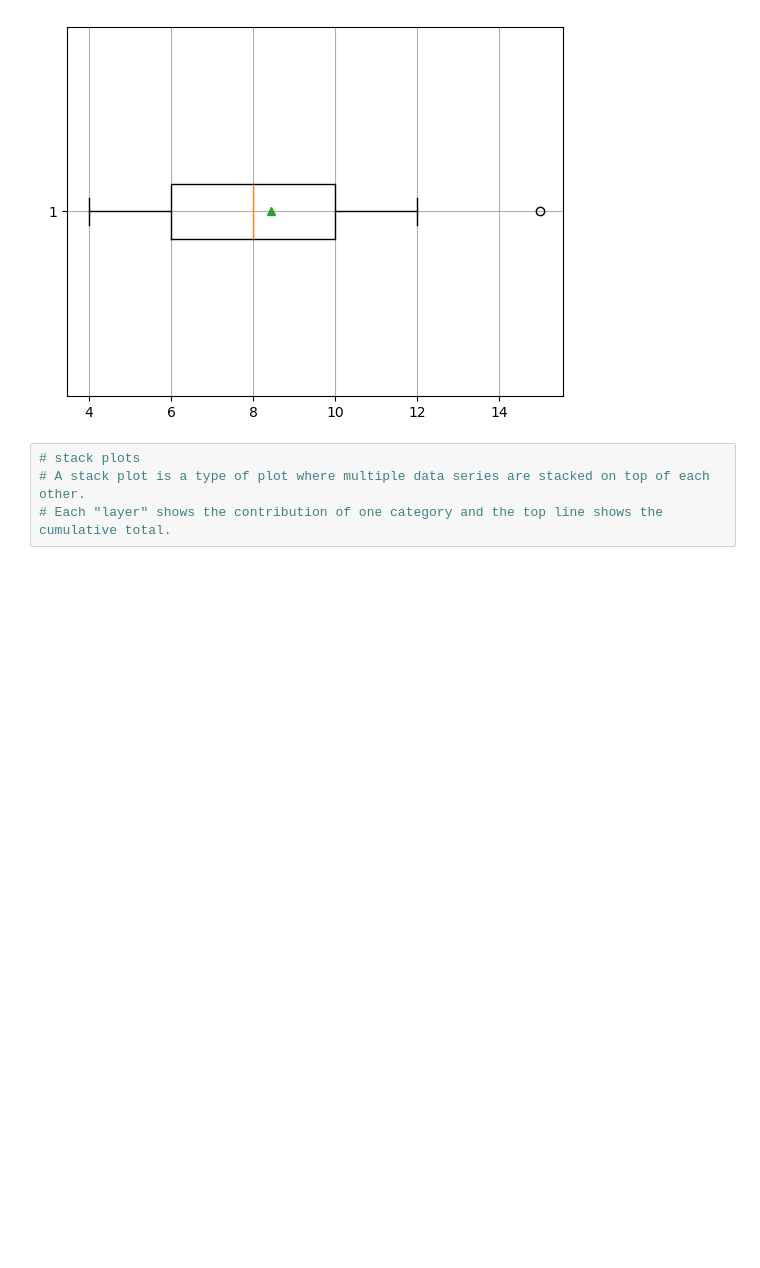
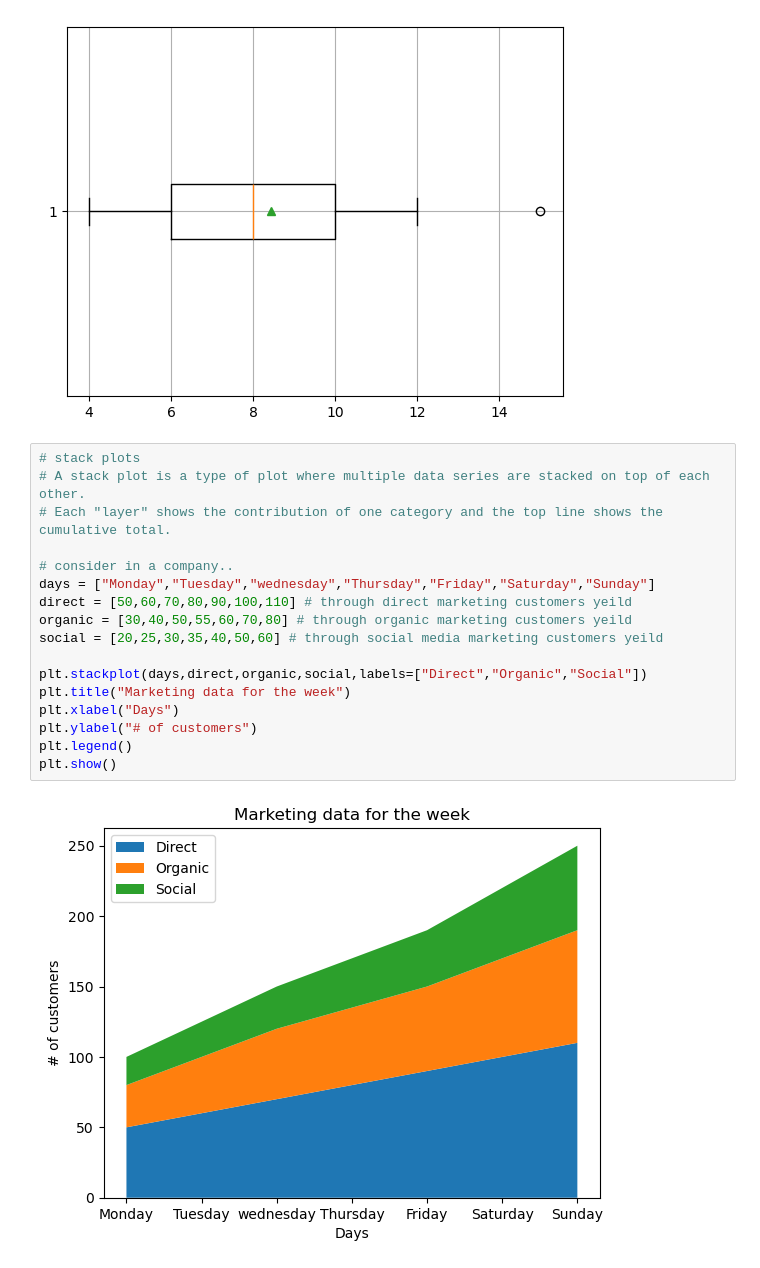
Before and after one commit to Daisyjosh/ai-ml-learning, a Jupyter notebook: Python Libraries/Matplotlib/matplotlib.ipynb, the cells around one changed output. Cells and saved outputs as stored; diff of their text form; blank space fills up the shorter version.

```diff
--- a/Python Libraries/Matplotlib/Untitled.ipynb
+++ b/Python Libraries/Matplotlib/matplotlib.ipynb
@@ -408,4 +391,19 @@ plt.show()
 # %%
 # stack plots
 # A stack plot is a type of plot where multiple data series are stacked on top of each other.
 # Each "layer" shows the contribution of one category and the top line shows the cumulative total.
+
+# consider in a company..
+days = ["Monday","Tuesday","wednesday","Thursday","Friday","Saturday","Sunday"]
+direct = [50,60,70,80,90,100,110] # through direct marketing customers yeild
+organic = [30,40,50,55,60,70,80] # through organic marketing customers yeild
+social = [20,25,30,35,40,50,60] # through social media marketing customers yeild
+
+plt.stackplot(days,direct,organic,social,labels=["Direct","Organic","Social"])
+plt.title("Marketing data for the week")
+plt.xlabel("Days")
+plt.ylabel("# of customers")
+plt.legend()
+plt.show()
+# %% [output]
+[figure, added]
```
Also changed, not shown: parts of 5 cells of this notebook, 1 other file.
